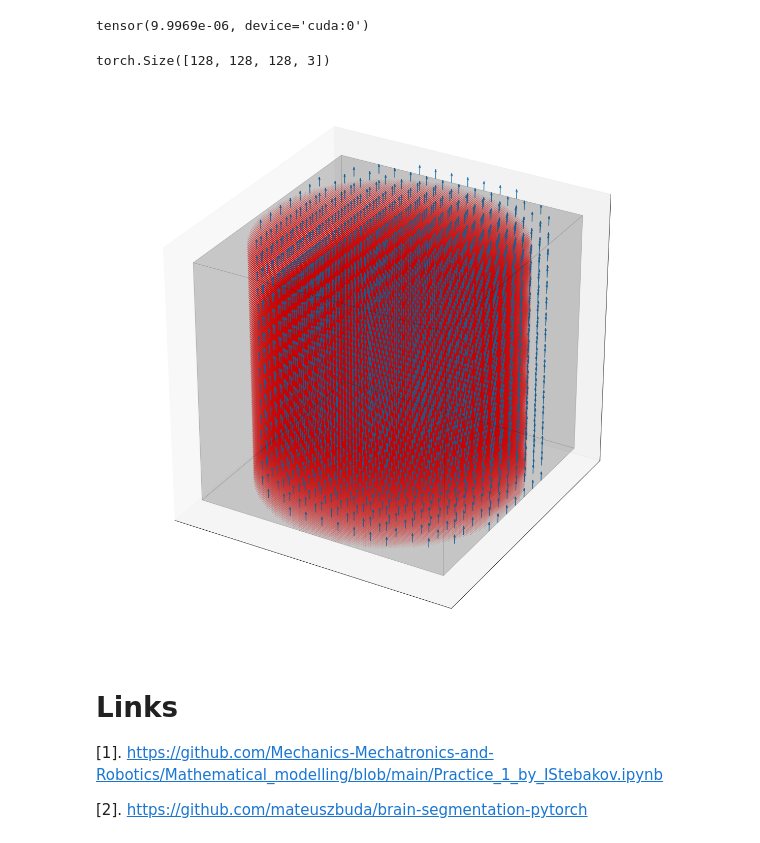
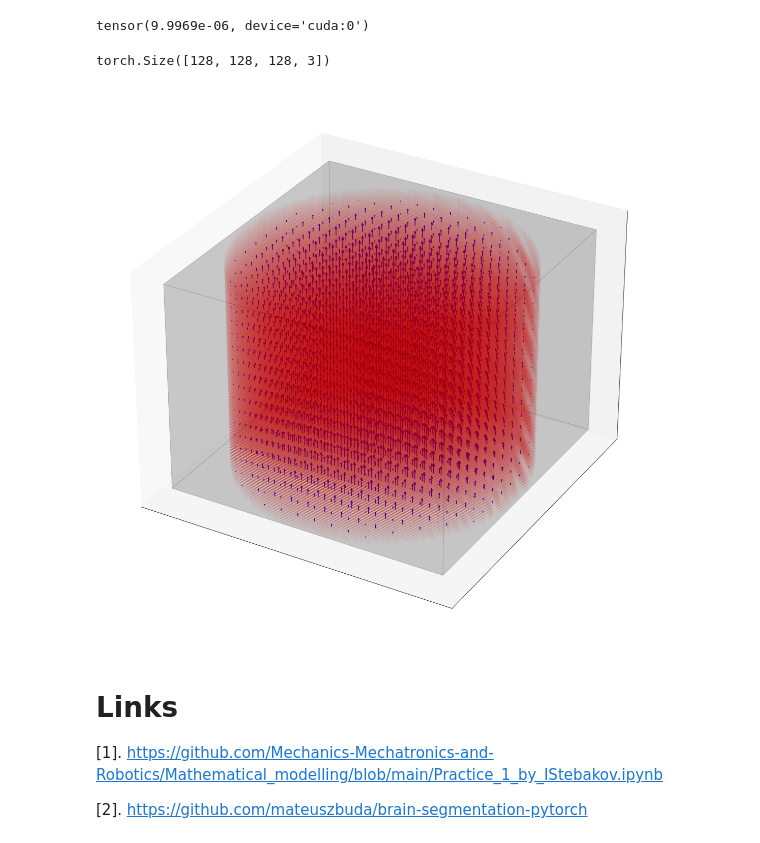
Before and after one commit to litvinenkonikita/Physics_based_ML, a Jupyter notebook: Exact_test/Check_3D_analytical.ipynb, the cells around one changed output. Saved outputs shown, nothing was run; the diff lists cells and outputs as text; code cells hidden in the pictures.

```diff
--- a/Exact_test/Check_3D_analytical.ipynb
+++ b/Exact_test/Check_3D_analytical.ipynb
@@ -748,28 +748,36 @@ Q3pch
 # %% [output]
 tensor(9.9969e-06, device='cuda:0')
 # %%
-def vector_plot_3d(x, v, figSize=FIGSIZE, step=1):
+def vector_plot_3d(x, v, v_abs, figSize=FIGSIZE, step=1, use_color=False):
     fig = plt.figure(figsize=(figSize, figSize))
     ax = fig.add_subplot(projection='3d')
-    ax.quiver(x[0], x[1], x[2], v[::step, ::step, ::step, 0], v[::step, ::step, ::step, 1], v[::step, ::step, ::step, 2], length=5, normalize=True)
+
+    norm = plt.Normalize()
+    colors = plt.cm.jet(norm(v_abs[::step, ::step, ::step]))
+
     pos = np.where(img[0].rot90().cpu().detach()==1)
-    ax.scatter(pos[1], pos[0], pos[2], c='red', s=0.5, alpha=0.2)
+    ax.scatter(pos[1], pos[0], pos[2], c='red', s=0.1, alpha=0.2)
+    ax.quiver(x[0], x[1], x[2], v[::step, ::step, ::step, 0],
+              v[::step, ::step, ::step, 1],
+              v[::step, ::step, ::step, 2],
+              color=colors.reshape(-1, 4) if use_color else 'b', length=20, normalize=False)
     ax.set_xticks([])
     ax.set_yticks([])
     ax.set_zticks([])
     ax.bar3d(0, 0, 0., SIZE[0], SIZE[1], SIZE[2], alpha=0.1, edgecolor='black', color='black')
     plt.show()
 
 step = 8
-x = np.meshgrid(np.linspace(0, SIZE[0], int(SIZE[0]/step)),
-                np.linspace(0, SIZE[1], int(SIZE[1]/step)),
-                np.linspace(0, SIZE[2], int(SIZE[2]/step)))
+x = np.meshgrid(np.arange(0, SIZE[0], step),
+                np.arange(0, SIZE[1], step),
+                np.arange(0, SIZE[2], step))
 v_all = torch.stack((v1.cpu() * img[0], v2.cpu() * img[0], v3.cpu() * img[0]), 3)
+v_abs = torch.sqrt(v_all[:, :, :, 0]**2 + v_all[:, :, :, 1]**2 + v_all[:, :, :, 2]**2)
 print(v_all.size())
-vector_plot_3d(x, v_all.cpu().detach().rot90(),figSize=FIGSIZE*4, step = step)
+vector_plot_3d(x, v_all.cpu().detach().rot90(), v_abs.rot90(), figSize=FIGSIZE*4, step = step)
 # %% [output]
 torch.Size([128, 128, 128, 3])
-[figure, old version]
+[figure, new version]
 # %% [markdown]
 # Links
 
```
